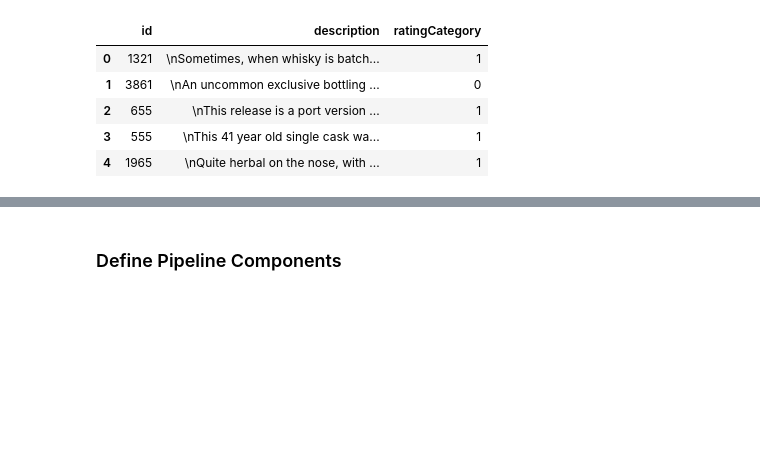
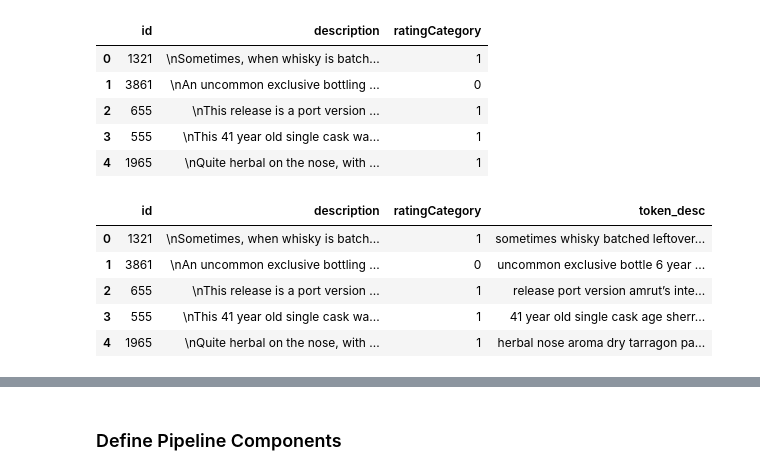
Before and after one commit to nsriniva/DS-Unit-4-Sprint-1-NLP, a Jupyter notebook: module3-document-classification/LS_DS_413_Document_Classification_Assignment.ipynb, the cells around one changed output, grey strips where cells are left out. Cells and saved outputs as stored; diff of their text form; code cells hidden in the pictures; blank space fills up the shorter version.

```diff
--- a/module3-document-classification/LS_DS_413_Document_Classification_Assignment.ipynb
+++ b/module3-document-classification/LS_DS_413_Document_Classification_Assignment.ipynb
@@ -56,31 +56,47 @@ train.head()
 # %%
 from spacy import load as sp_load
 from spacy.tokenizer import Tokenizer
 
 nlp = sp_load('en_core_web_lg')
 
 tokenizer = Tokenizer(nlp.vocab)
 
 STOP_WORDS = ['\n', 'it’s', '\r\n', 'It’s', '\xa0', "it's",'it', 'begin','that’s', '\xa0 ', ' ', 'isn’t', 'i’m', "there's", 'i’ve', 'i’d']
 
 PUNCT = ['.', ',', ')', '(', ':', ';']
 def tokenize(x):
 
     def check_token(t):
         if t[-1] in PUNCT:
             t =  t[:-1]
         if t[0] in PUNCT:
             t = t[1:]
         return t
 
 
     doc = tokenizer(x.lower())
 
-    tokens = [check_token(token.lemma_) for token in doc if (token.is_stop == False and token.is_punct == False and token.pos_ != 'PRON' and token.text not in STOP_WORDS )]
+    tokens = ' '.join([check_token(token.lemma_) for token in doc if (token.is_stop == False and token.is_punct == False and token.pos_ != 'PRON' and token.text not in STOP_WORDS )])
 
     return tokens
 
-train['tokens'] = train.description.apply(tokenize)
+train['token_desc'] = train.description.apply(tokenize)
+
+test['token_desc'] = test.description.apply(tokenize)
+
+display(train.head())
+
+train_data = train.token_desc.tolist()
+train_target = train.ratingCategory.tolist()
+
+test_data = test.token_desc.tolist()
+# %% [output]
+|  | id | description | ratingCategory | token_desc |
+| 0 | 1321 | \nSometimes, when whisky is batch... | 1 | sometimes whisky batched leftover... |
+| 1 | 3861 | \nAn uncommon exclusive bottling ... | 0 | uncommon exclusive bottle 6 year ... |
+| 2 | 655 | \nThis release is a port version ... | 1 | release port version amrut’s inte... |
+| 3 | 555 | \nThis 41 year old single cask wa... | 1 | 41 year old single cask age sherr... |
+| 4 | 1965 | \nQuite herbal on the nose, with ... | 1 | herbal nose aroma dry tarragon pa... |
 # %% [raw]
 from collections import Counter
 # The object `Counter` takes an iterable, but you can instaniate an empty one and update it.
```
Also changed, not shown: parts of 23 cells of this notebook, 2 other files.
